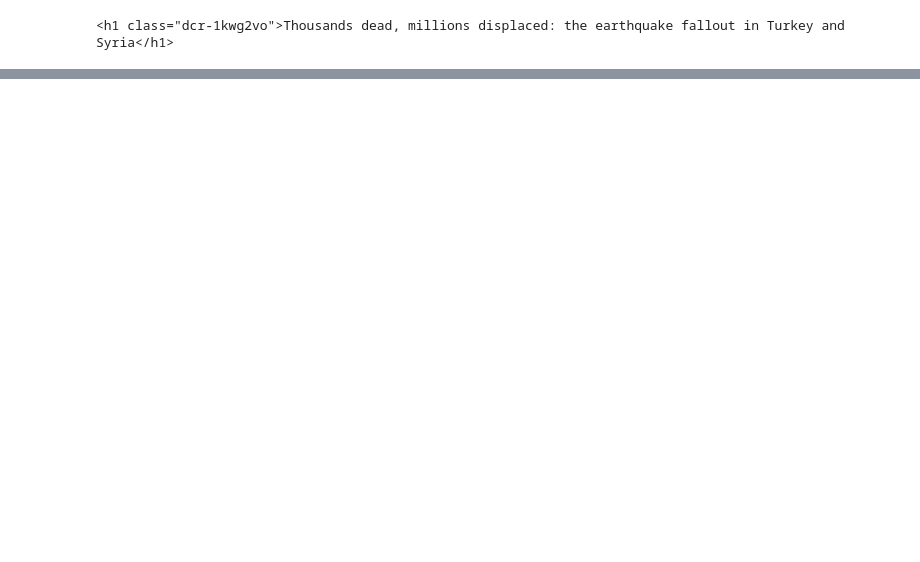
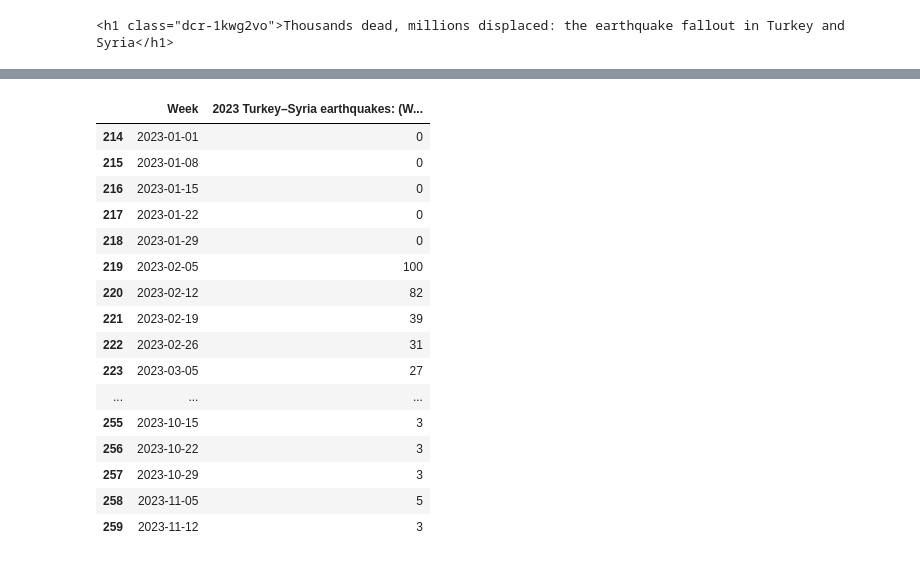
Before and after one commit to kalyani-jaware/Data-Mining-Project, a Jupyter notebook: Project.ipynb, the cells around one changed output, grey strips where cells are left out. Cells and saved outputs as stored; diff of their text form; code cells hidden in the pictures; blank space fills up the shorter version.

```diff
--- a/Project.ipynb
+++ b/Project.ipynb
@@ -137,0 +141,23 @@ Turkey rip
+# %%
+df = pd.read_csv("multiTImeline.csv",skiprows=1)
+df['Week'] = pd.to_datetime(df['Week'])
+df = df[df['Week'].dt.year == 2023]
+df
+# %% [output]
+|  | Week | 2023 Turkey–Syria earthquakes: (W... |
+| 214 | 2023-01-01 | 0 |
+| 215 | 2023-01-08 | 0 |
+| 216 | 2023-01-15 | 0 |
+| 217 | 2023-01-22 | 0 |
+| 218 | 2023-01-29 | 0 |
+| 219 | 2023-02-05 | 100 |
+| 220 | 2023-02-12 | 82 |
+| 221 | 2023-02-19 | 39 |
+| 222 | 2023-02-26 | 31 |
+| 223 | 2023-03-05 | 27 |
+| ... | ... | ... |
+| 255 | 2023-10-15 | 3 |
+| 256 | 2023-10-22 | 3 |
+| 257 | 2023-10-29 | 3 |
+| 258 | 2023-11-05 | 5 |
+| 259 | 2023-11-12 | 3 |
```
Also changed, not shown: parts of 23 cells of this notebook.
